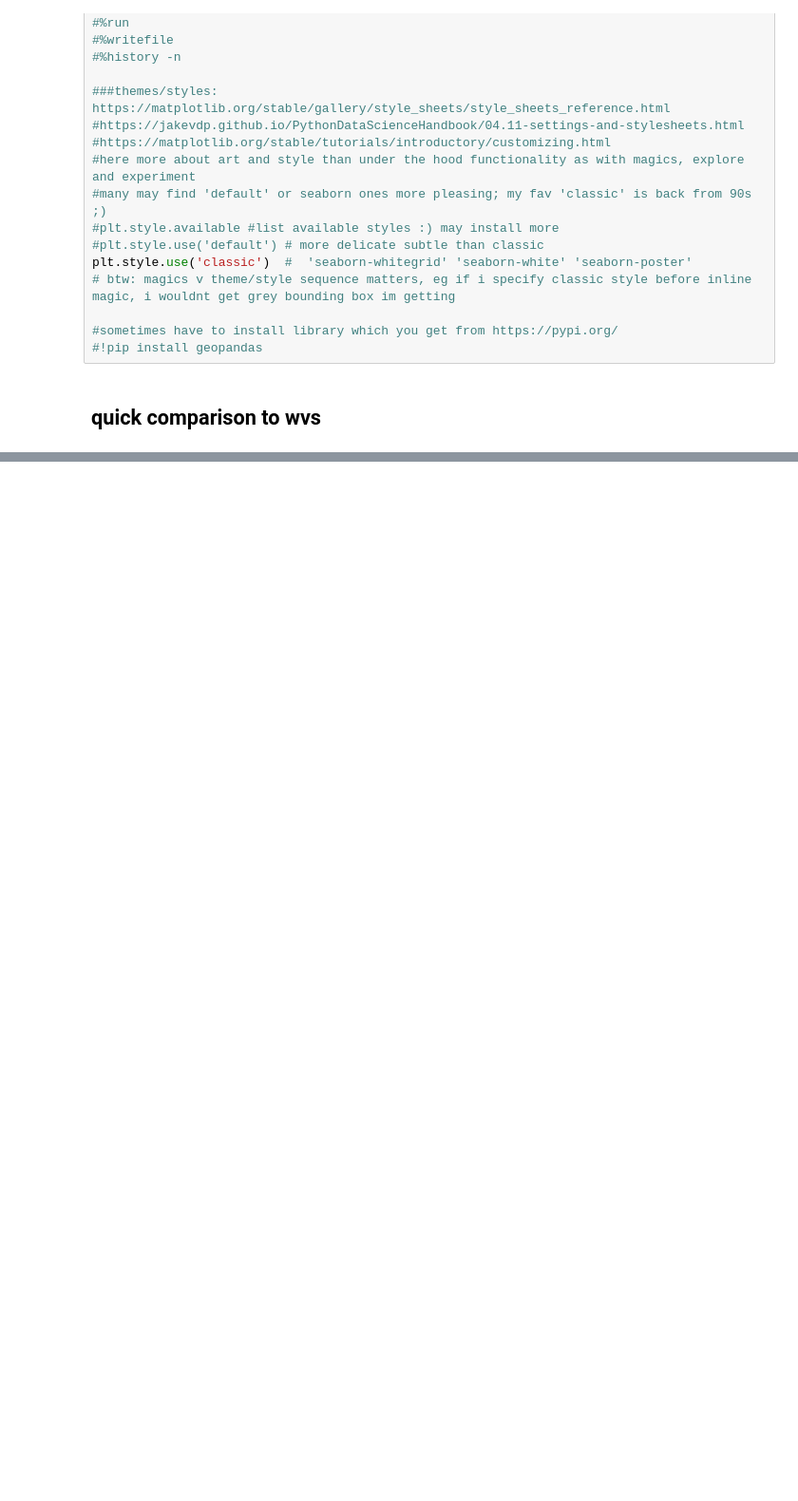
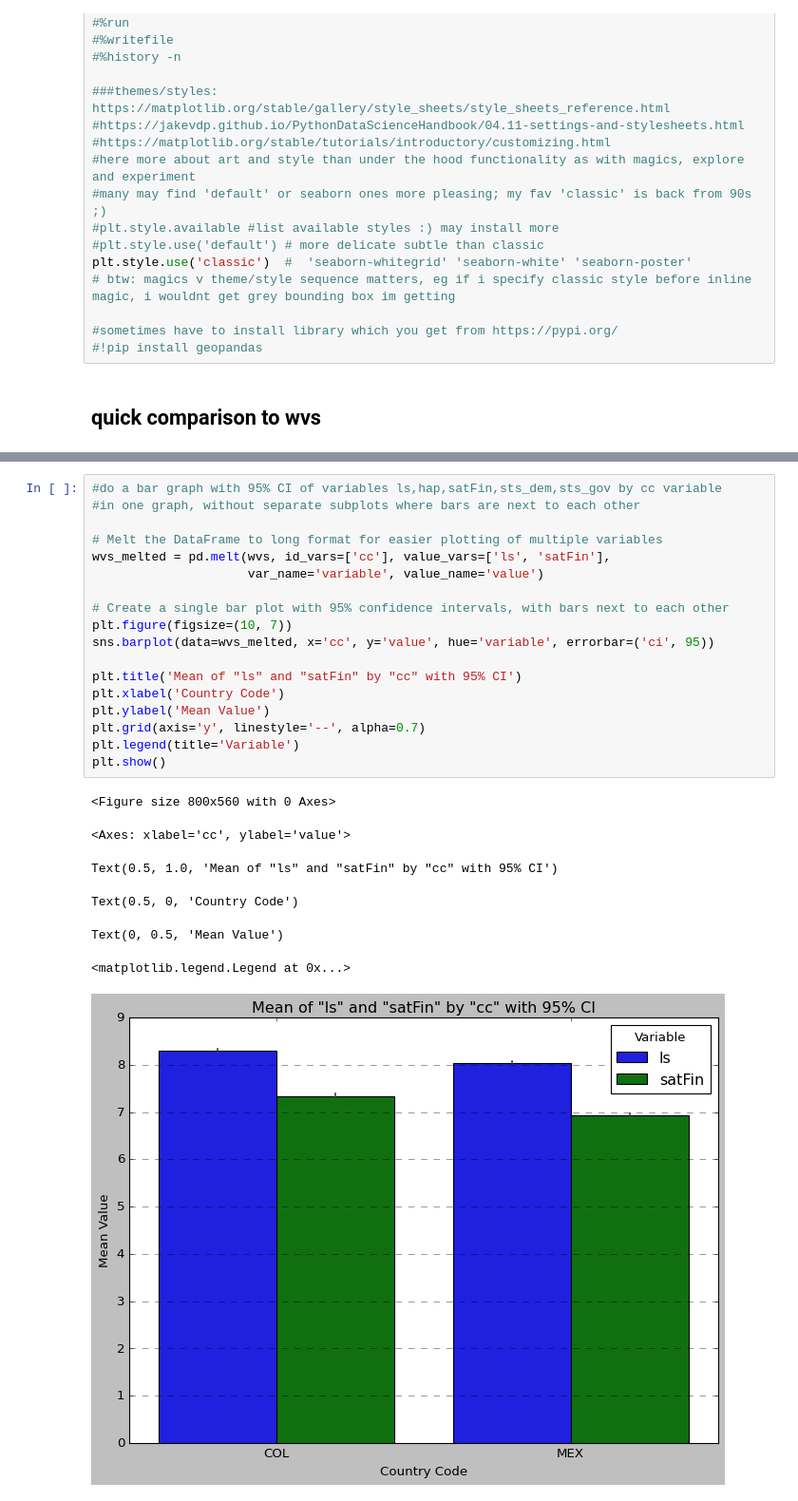
Before and after one commit to theaok/linaColMex, a Jupyter notebook: linaColMex.ipynb, the cells around one changed output, grey strips where cells are left out. Shown at 95% size. Drawn from its saved outputs; the diff is of its cells as text; blank space fills up the shorter version.

```diff
--- a/linaColMex.ipynb
+++ b/linaColMex.ipynb
@@ -82,0 +116,26 @@ wvs.columns
+# %%
+#do a bar graph with 95% CI of variables ls,hap,satFin,sts_dem,sts_gov by cc variable
+#in one graph, without separate subplots where bars are next to each other
+
+# Melt the DataFrame to long format for easier plotting of multiple variables
+wvs_melted = pd.melt(wvs, id_vars=['cc'], value_vars=['ls', 'satFin'],
+                     var_name='variable', value_name='value')
+
+# Create a single bar plot with 95% confidence intervals, with bars next to each other
+plt.figure(figsize=(10, 7))
+sns.barplot(data=wvs_melted, x='cc', y='value', hue='variable', errorbar=('ci', 95))
+
+plt.title('Mean of "ls" and "satFin" by "cc" with 95% CI')
+plt.xlabel('Country Code')
+plt.ylabel('Mean Value')
+plt.grid(axis='y', linestyle='--', alpha=0.7)
+plt.legend(title='Variable')
+plt.show()
+# %% [output]
+<Figure size 800x560 with 0 Axes>
+<Axes: xlabel='cc', ylabel='value'>
+Text(0.5, 1.0, 'Mean of "ls" and "satFin" by "cc" with 95% CI')
+Text(0.5, 0, 'Country Code')
+Text(0, 0.5, 'Mean Value')
+<matplotlib.legend.Legend at 0x...>
+[figure, added]
```
Also changed, not shown: parts of 8 cells of this notebook.
